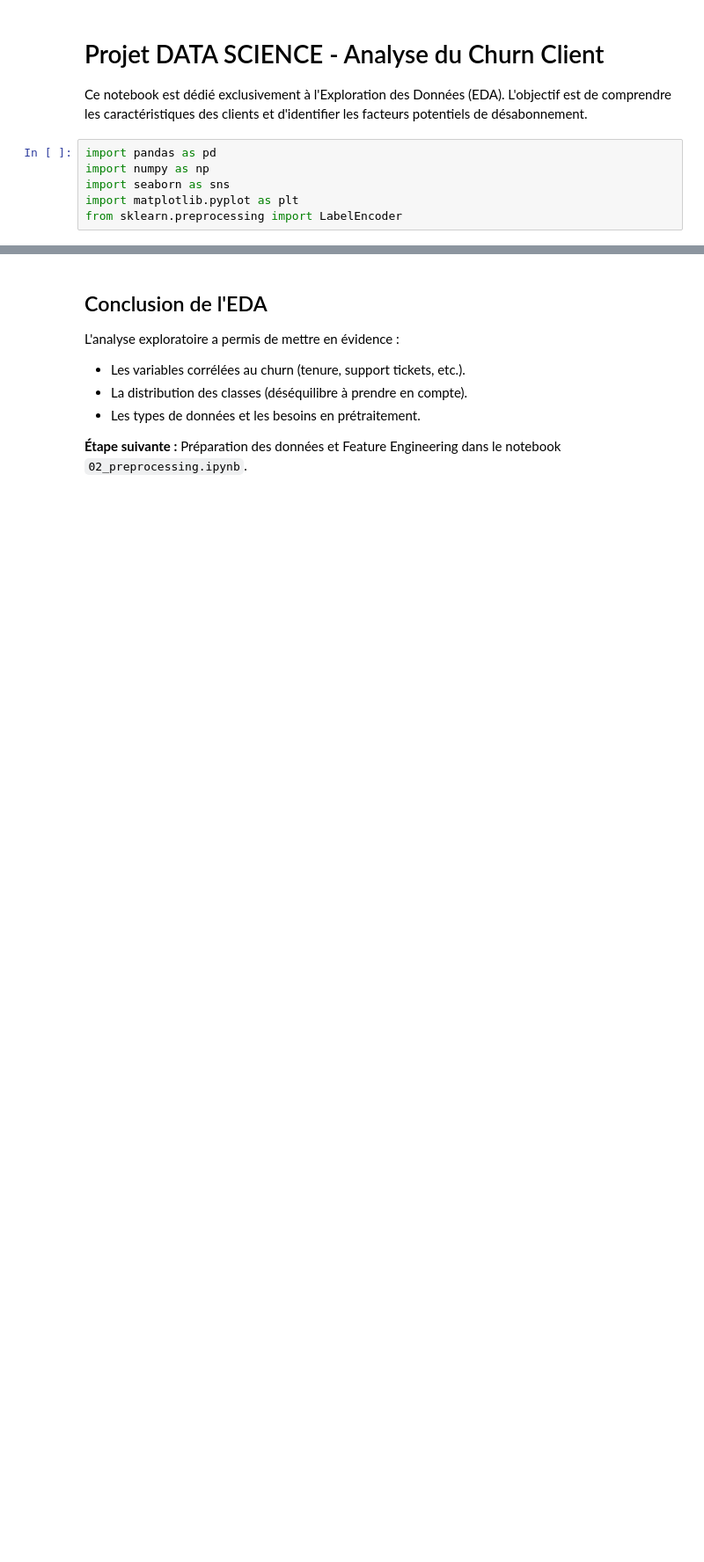
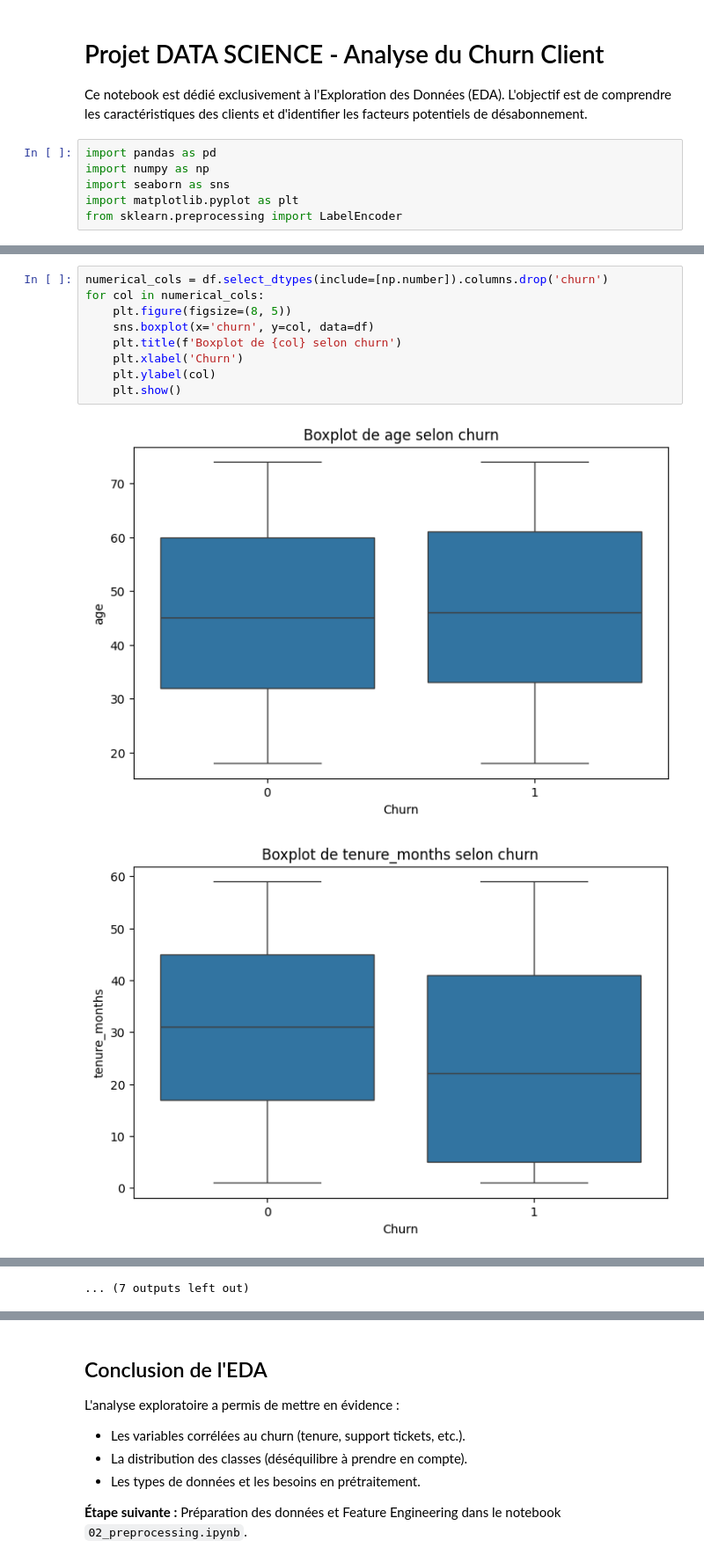
Before and after one commit to Simone-Me/churn_predict, a Jupyter notebook: notebooks/01_EDA.ipynb, the cells around one changed output, grey strips where cells are left out. Shown at 88% size. Saved outputs shown, nothing was run; the diff lists cells and outputs as text; blank space fills up the shorter version.

```diff
--- a/notebooks/01_EDA.ipynb
+++ b/notebooks/01_EDA.ipynb
@@ -38,0 +182,12 @@ for col in categorical_cols:
+# %%
+numerical_cols = df.select_dtypes(include=[np.number]).columns.drop('churn')
+for col in numerical_cols:
+    plt.figure(figsize=(8, 5))
+    sns.boxplot(x='churn', y=col, data=df)
+    plt.title(f'Boxplot de {col} selon churn')
+    plt.xlabel('Churn')
+    plt.ylabel(col)
+    plt.show()
+# %% [output]
+[figure, added]
+[figure, added]
@@ -38,0 +204 @@ for col in categorical_cols:
+... (7 outputs left out)
```
Also changed, not shown: parts of 12 cells of this notebook, 1 other file.
